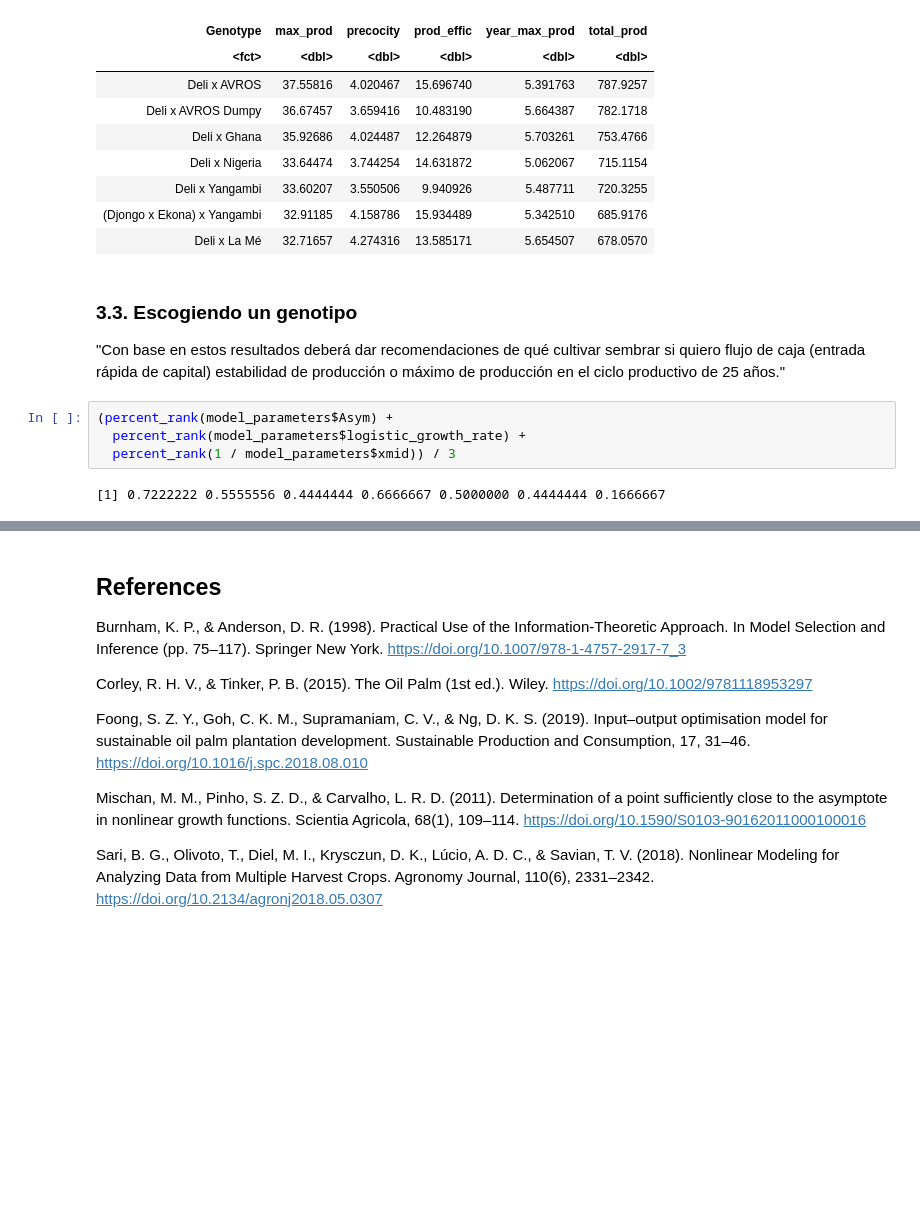
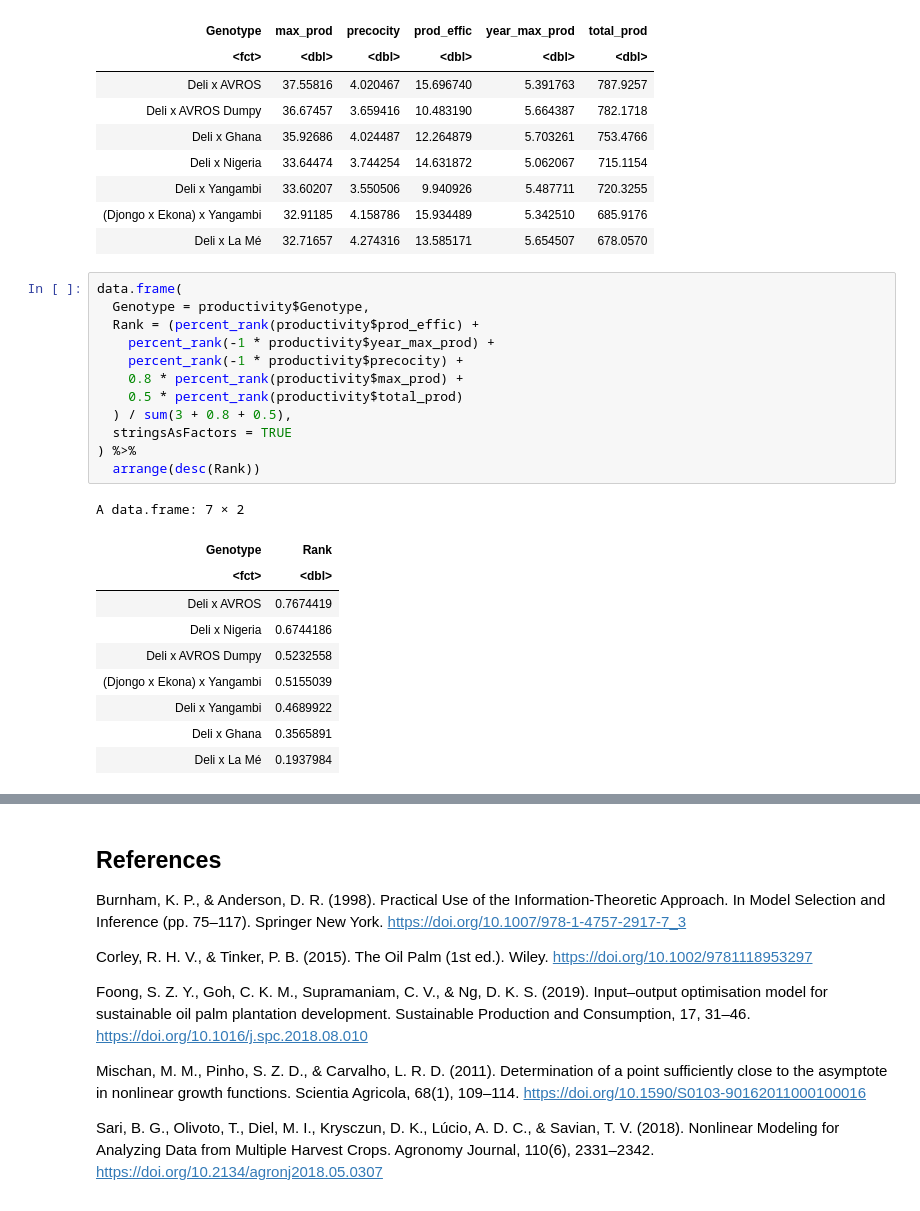
Before and after one commit to hdescobarh/journey-resolution, a Jupyter notebook: FV_Taller03_crecimiento/Code/raw_report.ipynb, the cells around one changed output, grey strips where cells are left out. Saved outputs shown, nothing was run; the diff lists cells and outputs as text; blank space fills up the shorter version.

Commit message:
feat(FV): determinada el cultivar más adecuado y graficadas sus relaciones con otros

```diff
--- a/FV_Taller03_crecimiento/Code/raw_report.ipynb
+++ b/FV_Taller03_crecimiento/Code/raw_report.ipynb
@@ -191,15 +211,26 @@ A data.frame: 7 × 6
 | Deli x Yangambi | 33.60207 | 3.550506 | 9.940926 | 5.487711 | 720.3255 |
 | (Djongo x Ekona) x Yangambi | 32.91185 | 4.158786 | 15.934489 | 5.342510 | 685.9176 |
 | Deli x La Mé | 32.71657 | 4.274316 | 13.585171 | 5.654507 | 678.0570 |
-# %% [markdown]
-### 3.3. Escogiendo un genotipo
-
-"Con base en estos resultados deberá dar recomendaciones de qué cultivar sembrar si quiero flujo de caja
-(entrada rápida de capital) estabilidad de producción o máximo de producción en el ciclo productivo de
-25 años."
-# %%
-(percent_rank(model_parameters$Asym) +
-  percent_rank(model_parameters$logistic_growth_rate) +
-  percent_rank(1 / model_parameters$xmid)) / 3
-# %% [output]
-[1] 0.7222222 0.5555556 0.4444444 0.6666667 0.5000000 0.4444444 0.1666667
+# %%
+data.frame(
+  Genotype = productivity$Genotype,
+  Rank = (percent_rank(productivity$prod_effic) +
+    percent_rank(-1 * productivity$year_max_prod) +
+    percent_rank(-1 * productivity$precocity) +
+    0.8 * percent_rank(productivity$max_prod) +
+    0.5 * percent_rank(productivity$total_prod)
+  ) / sum(3 + 0.8 + 0.5),
+  stringsAsFactors = TRUE
+) %>%
+  arrange(desc(Rank))
+# %% [output]
+A data.frame: 7 × 2
+| Genotype | Rank |
+| <fct> | <dbl> |
+| Deli x AVROS | 0.7674419 |
+| Deli x Nigeria | 0.6744186 |
+| Deli x AVROS Dumpy | 0.5232558 |
+| (Djongo x Ekona) x Yangambi | 0.5155039 |
+| Deli x Yangambi | 0.4689922 |
+| Deli x Ghana | 0.3565891 |
+| Deli x La Mé | 0.1937984 |
```
Also changed, not shown: parts of 9 cells of this notebook.
